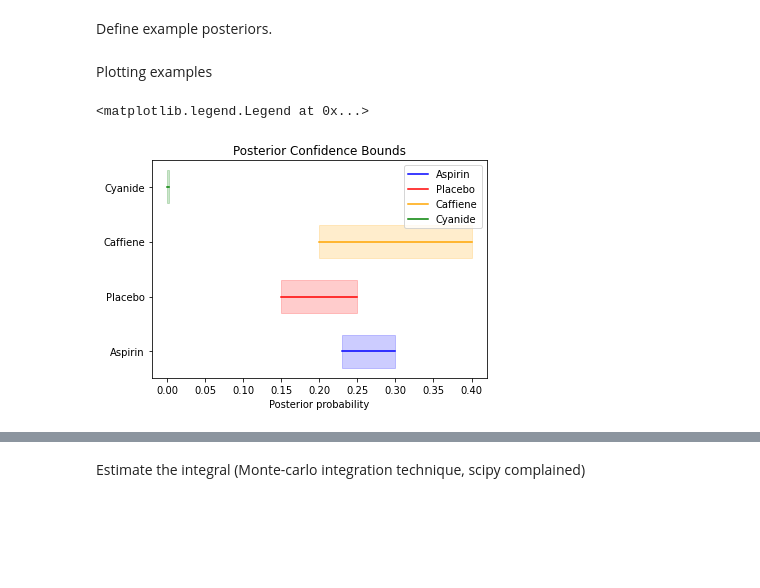
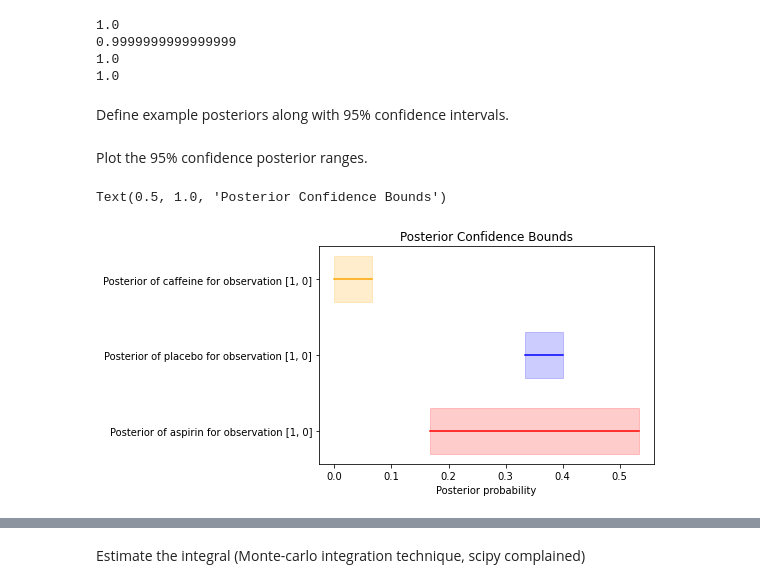
Before and after one commit to kerrlya/abduction_experiments, a Jupyter notebook: basic_example_actually.ipynb, the cells around one changed output, grey strips where cells are left out. Saved outputs shown, nothing was run; the diff lists cells and outputs as text; code cells hidden in the pictures; blank space fills up the shorter version.

Commit message:
Computed general bounds

```diff
--- a/basic_example_actually.ipynb
+++ b/basic_example_actually.ipynb
@@ -1,62 +165,67 @@
+# %%
+for i in [0,1]:
+    for j in [0,1]:
+        print(caffeine.posteriors[i][j].upper+placebo.posteriors[i][j].upper+aspirin.posteriors[i][j].upper)
+# %% [output]
+1.0
+0.9999999999999999
+1.0
+1.0
 # %% [markdown]
-Define example posteriors.
+Define example posteriors along with 95% confidence intervals.
 # %%
-class Posterior:
-    def __init__(self,lower:float, upper:float, color:str, name:str, distribution_type="uniform") -> None:
-        self.lower = lower
-        self.upper = upper
-        self.color = color
-        self.name = name
-        self.distribution_type = distribution_type
-        return
+# define observation ector
+pill = 1 # pill is present
+relief = 0 # headache not relieved
 
-    def get_bounds(self):
-        return [self.lower, self.upper]
 
-    def get_pdf(self,x): # uniform for now I'm lazy
-        return 1/(self.upper - self.lower)
+# OLD WAY
+# aspirin = Posterior(lower=0.23, upper=0.3, name="Aspirin", color="blue")
+# placebo = Posterior(lower=0.15, upper=0.25, name="Placebo", color="red")
+# caffeine = Posterior(lower=0.2, upper=0.4, name="Caffiene", color="orange")
+# cyanide = Posterior(lower=0, upper=0.002, name="Cyanide", color="green")
 
-# put in your posteriors in the order you want them graphed
-aspirin = Posterior(lower=0.23, upper=0.3, name="Aspirin", color="blue")
-placebo = Posterior(lower=0.15, upper=0.25, name="Placebo", color="red")
-caffeine = Posterior(lower=0.2, upper=0.4, name="Caffiene", color="orange")
-cyanide = Posterior(lower=0, upper=0.002, name="Cyanide", color="green")
+aspirin_post = aspirin.posteriors[pill][relief]
+placebo_post = placebo.posteriors[pill][relief]
+caffeine_post = caffeine.posteriors[pill][relief]
 
-posteriors = [aspirin,
-              placebo,
-              caffeine,
-              cyanide]
+aspirin_post.color = "red"
+caffeine_post.color = "orange"
+
+posteriors = [aspirin_post,
+              placebo_post,
+              caffeine_post]
-# %% [markdown]
-Plotting examples
+# %% [markdown]
+Plot the 95% confidence posterior ranges.
 # %%
 import matplotlib.pyplot as plt
 import numpy as np
 
 # Create a figure and axis
 fig, ax = plt.subplots()
 bar_width = 0.3
 
 # Plot the first horizontal line (stick) with confidence interval
 
 count = 1 # determines y-position on graph
 
 for posterior in posteriors:
     ax.plot([posterior.lower, posterior.upper],
             [count, count], label=posterior.name, color=posterior.color)
     ax.fill_betweenx([count - bar_width, count + bar_width], posterior.lower, posterior.upper,
                       color=posterior.color, alpha=0.2)
 
     count += 1 # increment height
 
 # Add labels and title
 ax.set_xlabel('Posterior probability')
-ax.set_yticks([1, 2, 3, 4])
+ax.set_yticks([1, 2, 3])
 ax.set_yticklabels([posterior.name for posterior in posteriors])
 ax.set_title(f"Posterior Confidence Bounds")
 
 # Add a legend
-ax.legend()
+# ax.legend()
 # %% [output]
-<matplotlib.legend.Legend at 0x...>
+Text(0.5, 1.0, 'Posterior Confidence Bounds')
-[figure, old version]
+[figure, new version]
 # %% [markdown]
```
Also changed, not shown: parts of 40 cells of this notebook.
